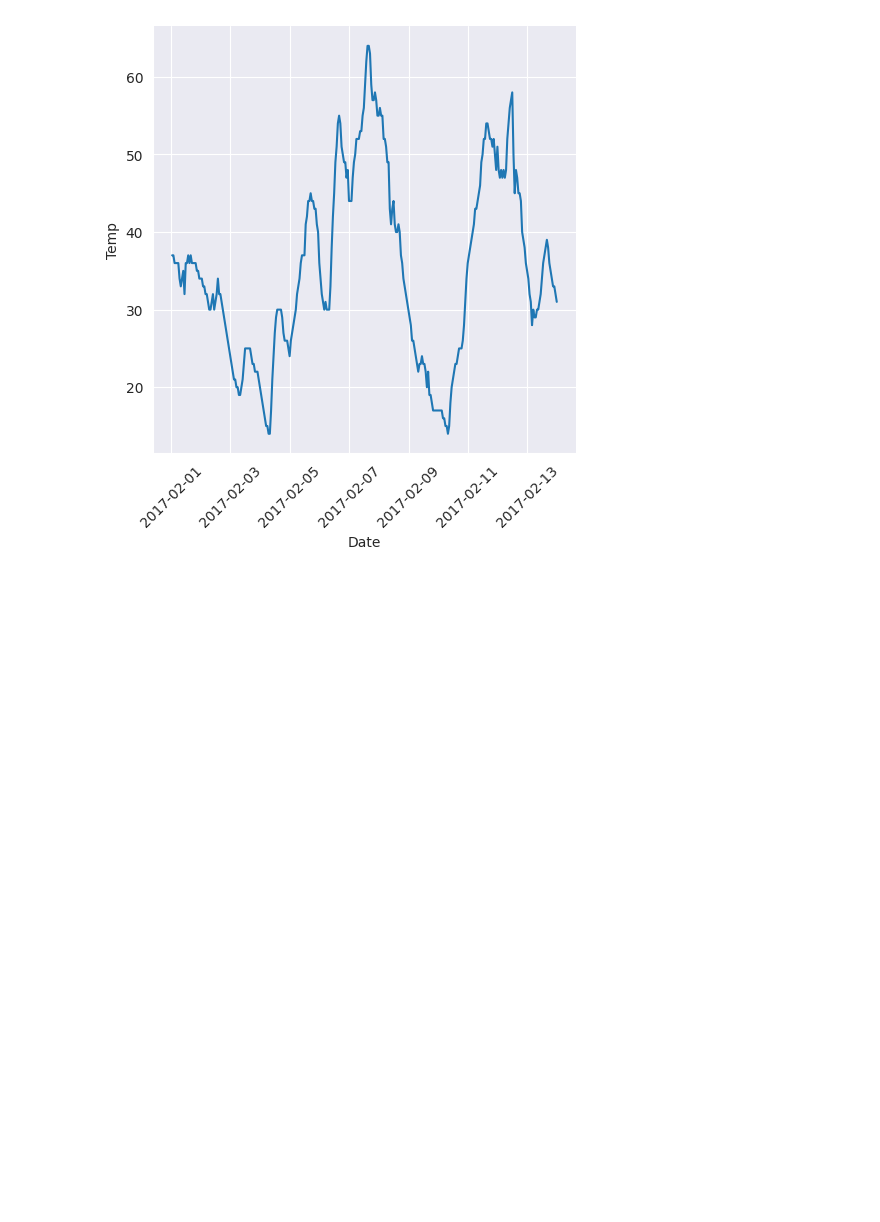
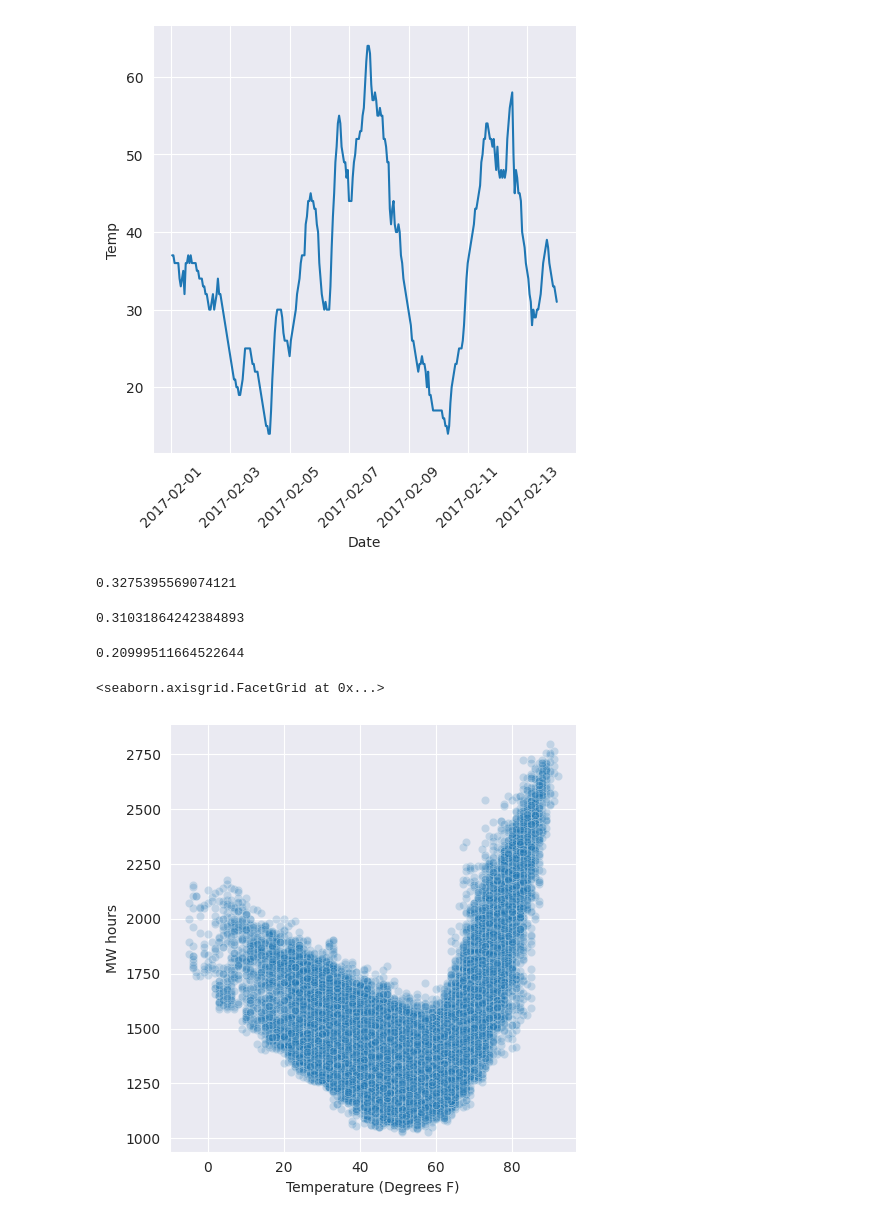
Before and after one commit to valentinogagliardi/time-series-forecasting-python, a Jupyter notebook: Milestone-2/milestone-2.ipynb, the cells around one changed output. Drawn from its saved outputs; the diff is of its cells as text; code cells hidden in the pictures; blank space fills up the shorter version.

```diff
--- a/Milestone-2/milestone-2.ipynb
+++ b/Milestone-2/milestone-2.ipynb
@@ -94,6 +98,36 @@ sns.relplot(
 <seaborn.axisgrid.FacetGrid at 0x...>
 [figure]
 # %%
-# Calculate the correlation of your training energy data with your training temperature data
+# Calculate the correlation of your training energy data with your training temperature data. This will give you an initial idea about possible linear relationships between temperature and energy usage
 
-# TODO
+energy = df['MW']
+temperature = df['Temp']
+
+energy.corr(temperature)
+# %% [output]
+0.3275395569074121
+# %%
+energy.corr(temperature, method='spearman')
+# %% [output]
+0.31031864242384893
+# %%
+energy.corr(temperature, method='kendall')
+# %% [output]
+0.20999511664522644
+# %%
+# Plot a scatterplot between your training temperature and energy data
+
+%matplotlib inline
+
+scatter_temp_energy =sns.relplot(
+    alpha=0.2,
+    data=df,
+    x='Temp',
+    y='MW'
+)
+
+scatter_temp_energy.set_ylabels('MW hours')
+scatter_temp_energy.set_xlabels('Temperature (Degrees F)')
+# %% [output]
+<seaborn.axisgrid.FacetGrid at 0x...>
+[figure, added]
```
Also changed, not shown: parts of 3 cells of this notebook, 2 other files.
